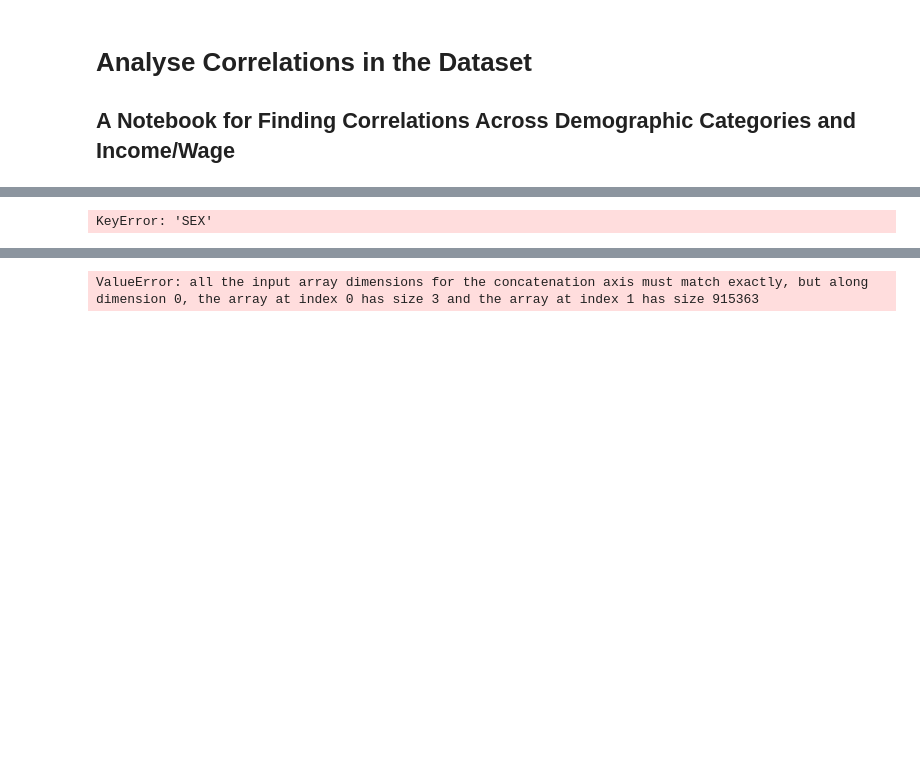
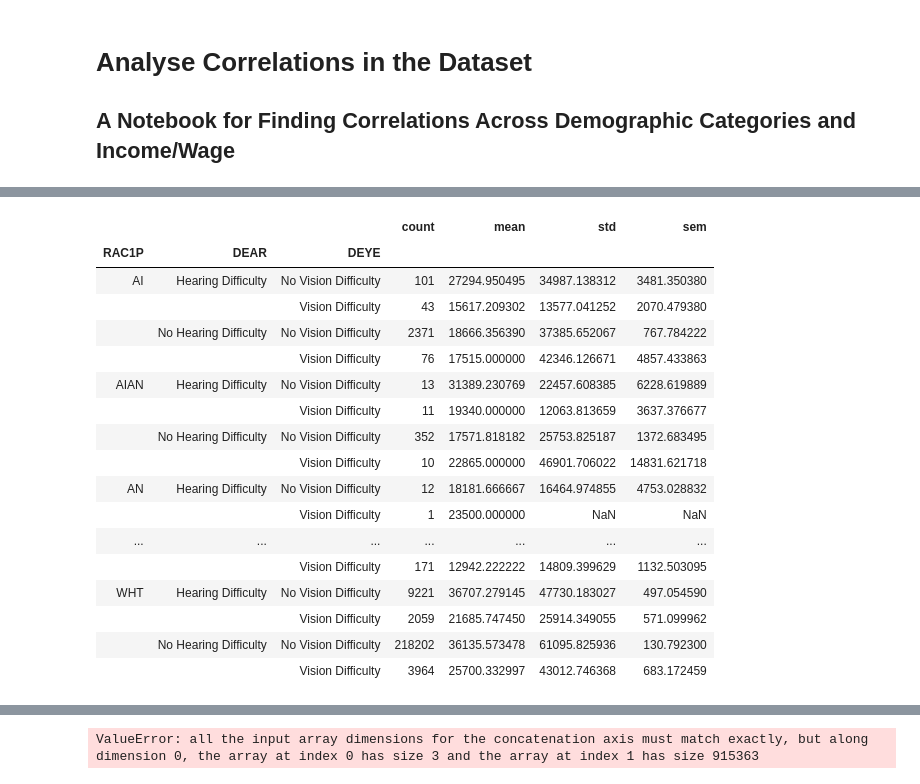
Before and after one commit to WatweA/USWageDataAnalysis, a Jupyter notebook: CorrelationalAnalysis.ipynb, the cells around one changed output, grey strips where cells are left out. Cells and saved outputs as stored; diff of their text form; code cells hidden in the pictures; blank space fills up the shorter version.

```diff
--- a/CorrelationalAnalysis.ipynb
+++ b/CorrelationalAnalysis.ipynb
@@ -55,11 +53,27 @@ ax.set_ylim(bottom + 0.5, top - 0.5)
 # %%
 def describe_data(data, IV, DV):
     descriptives = data.groupby(IV).agg(["count",'mean','std','sem'])
     return descriptives[DV]
-descriptives_sex = describe_data(correlational_df, "SEX", "PINCP")
 descriptives_race = describe_data(correlational_df, "RAC1P", "PINCP")
 descriptives_intersection = describe_data(correlational_df, ["SCHL",'SEX'], "PINCP")
-descriptives_intersection
+describe_data(correlational_df, ['RAC1P',"DEAR",'DEYE'], "PINCP")
 # %% [output]
-KeyError: 'SEX'
+|  |  |  | count | mean | std | sem |
+| RAC1P | DEAR | DEYE |  |  |  |  |
+| AI | Hearing Difficulty | No Vision Difficulty | 101 | 27294.950495 | 34987.138312 | 3481.350380 |
+|  |  | Vision Difficulty | 43 | 15617.209302 | 13577.041252 | 2070.479380 |
+|  | No Hearing Difficulty | No Vision Difficulty | 2371 | 18666.356390 | 37385.652067 | 767.784222 |
+|  |  | Vision Difficulty | 76 | 17515.000000 | 42346.126671 | 4857.433863 |
+| AIAN | Hearing Difficulty | No Vision Difficulty | 13 | 31389.230769 | 22457.608385 | 6228.619889 |
+|  |  | Vision Difficulty | 11 | 19340.000000 | 12063.813659 | 3637.376677 |
+|  | No Hearing Difficulty | No Vision Difficulty | 352 | 17571.818182 | 25753.825187 | 1372.683495 |
+|  |  | Vision Difficulty | 10 | 22865.000000 | 46901.706022 | 14831.621718 |
+| AN | Hearing Difficulty | No Vision Difficulty | 12 | 18181.666667 | 16464.974855 | 4753.028832 |
+|  |  | Vision Difficulty | 1 | 23500.000000 | NaN | NaN |
+| ... | ... | ... | ... | ... | ... | ... |
+|  |  | Vision Difficulty | 171 | 12942.222222 | 14809.399629 | 1132.503095 |
+| WHT | Hearing Difficulty | No Vision Difficulty | 9221 | 36707.279145 | 47730.183027 | 497.054590 |
+|  |  | Vision Difficulty | 2059 | 21685.747450 | 25914.349055 | 571.099962 |
+|  | No Hearing Difficulty | No Vision Difficulty | 218202 | 36135.573478 | 61095.825936 | 130.792300 |
+|  |  | Vision Difficulty | 3964 | 25700.332997 | 43012.746368 | 683.172459 |
 # %%
```
Also changed, not shown: parts of 6 cells of this notebook.
